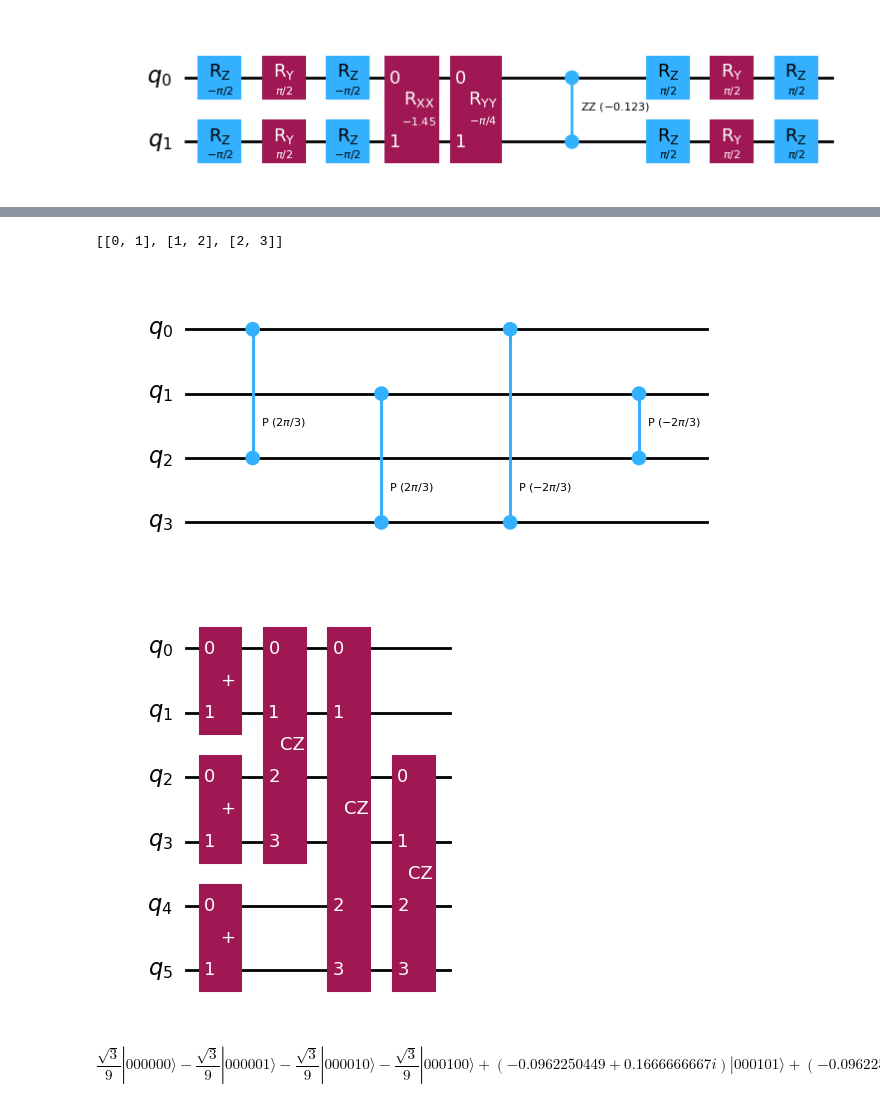
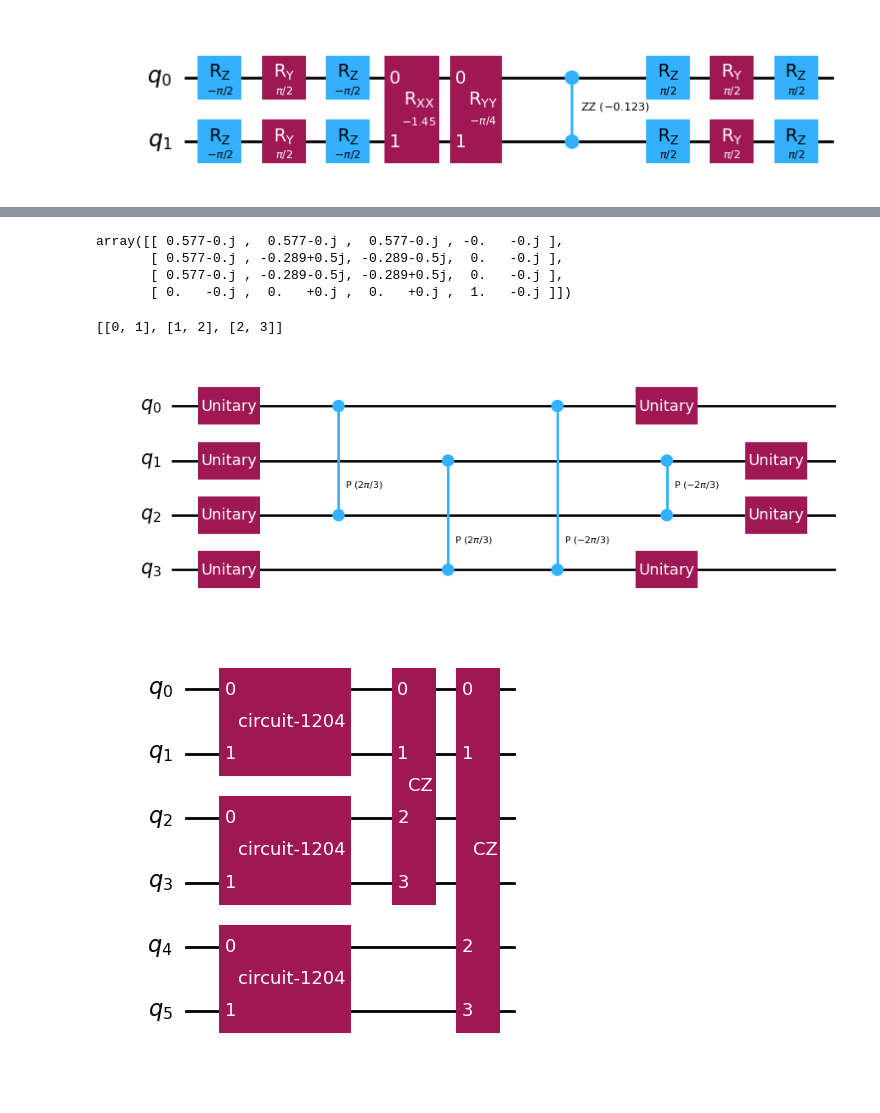
Before and after one commit to slysek/qudityD3, a Jupyter notebook: GHZstate.ipynb, the cells around one changed output, grey strips where cells are left out. Drawn from its saved outputs; the diff is of its cells as text; code cells hidden in the pictures.

Commit message:
generation of qutrit graph state and final version of ghz state

```diff
--- a/GHZstate.ipynb
+++ b/GHZstate.ipynb
@@ -107,0 +112,6 @@ cartanCirc.draw('mpl')
+# %%
+#basisTransformationMatrix = np.array([[1/np.sqrt(2), 1/np.sqrt(2)], [1/np.sqrt(2), -1/np.sqrt(2)]])
+basisTransformationMatrix = np.identity(2)
+uniGate = UnitaryGate(basisTransformationMatrix)
+cartanCirc = cartanCircuit(VCxGate, uniGate)
+cartanCirc.draw('mpl')
@@ -112,3 +135,10 @@ $$\frac{\sqrt{3}}{3} |00\rangle- \frac{\sqrt{3}}{3} |01\rangle- \frac{\sqrt{3}}{
+# %%
+Operator(uniGate).tensor(Operator(uniGate)).dot(cartanCirc).dot(Operator(uniGate.conjugate()).tensor(Operator(uniGate.conjugate()))).to_matrix().round(3)
+# %% [output]
+array([[ 0.577-0.j ,  0.577-0.j ,  0.577-0.j , -0.   -0.j ],
+       [ 0.577-0.j , -0.289+0.5j, -0.289-0.5j,  0.   -0.j ],
+       [ 0.577-0.j , -0.289-0.5j, -0.289+0.5j,  0.   -0.j ],
+       [ 0.   -0.j ,  0.   +0.j ,  0.   +0.j ,  1.   -0.j ]])
 # %%
 n = 3
 listOfQudtis = [[i, i+1] for i in range(n)]
@@ -116,8 +146,13 @@ listOfQudtis
 # %% [output]
 [[0, 1], [1, 2], [2, 3]]
 # %%
-def CZqutrit():
+def CZqutrit(transGate):
     circ = QuantumCircuit(4, name="CZ")
+
+    circ.append(transGate, [0])
+    circ.append(transGate, [1])
+    circ.append(transGate, [2])
+    circ.append(transGate, [3])
     omega = 2*np.pi/3
 
     circ.cp(omega, 0, 2)
@@ -125,22 +160,26 @@ def CZqutrit():
     circ.cp(-1 * omega, 0, 3)
     circ.cp(-1 * omega, 1, 2)
 
+    circ.append(transGate.conjugate().transpose(), [0])
+    circ.append(transGate.conjugate().transpose(), [1])
+    circ.append(transGate.conjugate().transpose(), [2])
+    circ.append(transGate.conjugate().transpose(), [3])
+
     return circ
 # %%
-czqutrit = CZqutrit()
+czqutrit = CZqutrit(uniGate)
 # %%
 czqutrit.draw('mpl')
 # %% [output]
-[figure, old version]
+[figure, new version]
 # %%
 ghzcirc = QuantumCircuit(6)
 ghzcirc.append(cartanCirc, [0, 1])
 ghzcirc.append(cartanCirc, [2, 3])
 ghzcirc.append(cartanCirc, [4, 5])
-ghzcirc.append(CZqutrit(), [0, 1, 2, 3])
-ghzcirc.append(CZqutrit(), [0, 1, 4, 5])
-ghzcirc.append(CZqutrit(), [2, 3, 4, 5])
+ghzcirc.append(czqutrit, [0, 1, 2, 3])
+ghzcirc.append(czqutrit, [0, 1, 4, 5])
 
 ghzcirc.draw('mpl')
 # %% [output]
-[figure, old version]
+[figure, new version]
@@ -150,4 +186,4 @@ ghzState = Statevector(ghzcirc)
 # %%
-ghzState.draw('latex')
+from qiskit.quantum_info import Statevector
+ghzState = Statevector(ghzcirc)
+ghzMatrix = ghzState.data.reshape((64,1))
-# %% [output]
-$$\frac{\sqrt{3}}{9} |000000\rangle- \frac{\sqrt{3}}{9} |000001\rangle- \frac{\sqrt{3}}{9} |000010\rangle- \frac{\sqrt{3}}{9} |000100\rangle+(-0.0962250449 + 0.1666666667 i) |000101\rangle+(-0.0962250449 - 0.1666666667 i) |000110\rangle + \ldots +(0.0962250449 + 0.1666666667 i) |100101\rangle+(0.0962250449 + 0.1666666667 i) |100110\rangle+(-0.0962250449 + 0.1666666667 i) |101000\rangle+(0.0962250449 + 0.1666666667 i) |101001\rangle- \frac{\sqrt{3}}{9} |101010\rangle$$
```
Also changed, not shown: parts of 16 cells of this notebook, 2 other files.
